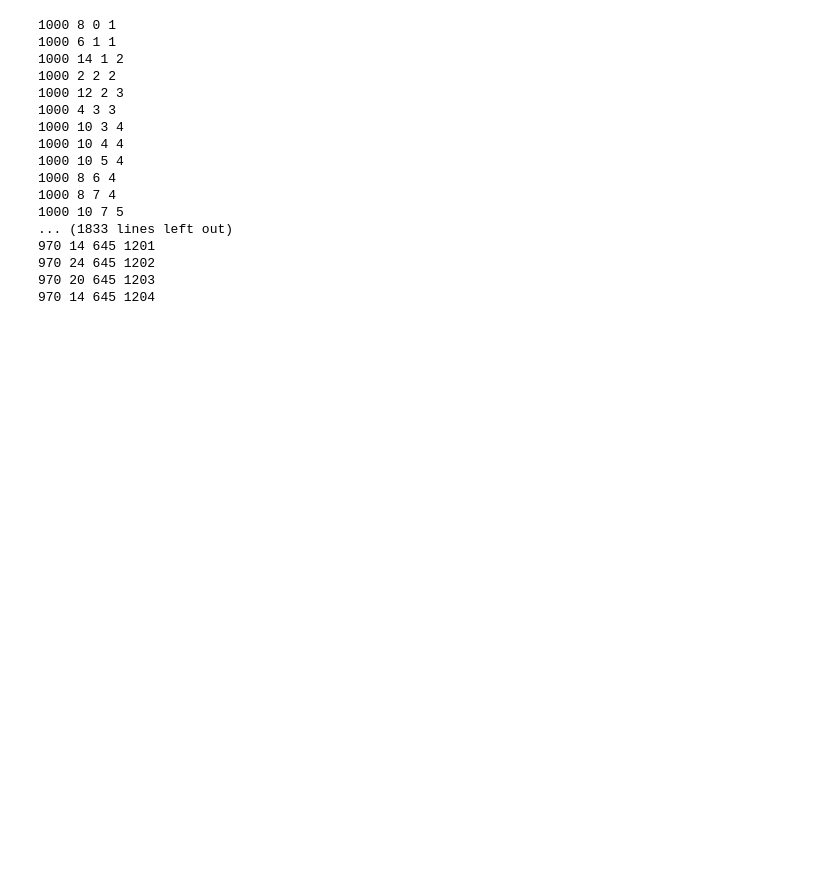
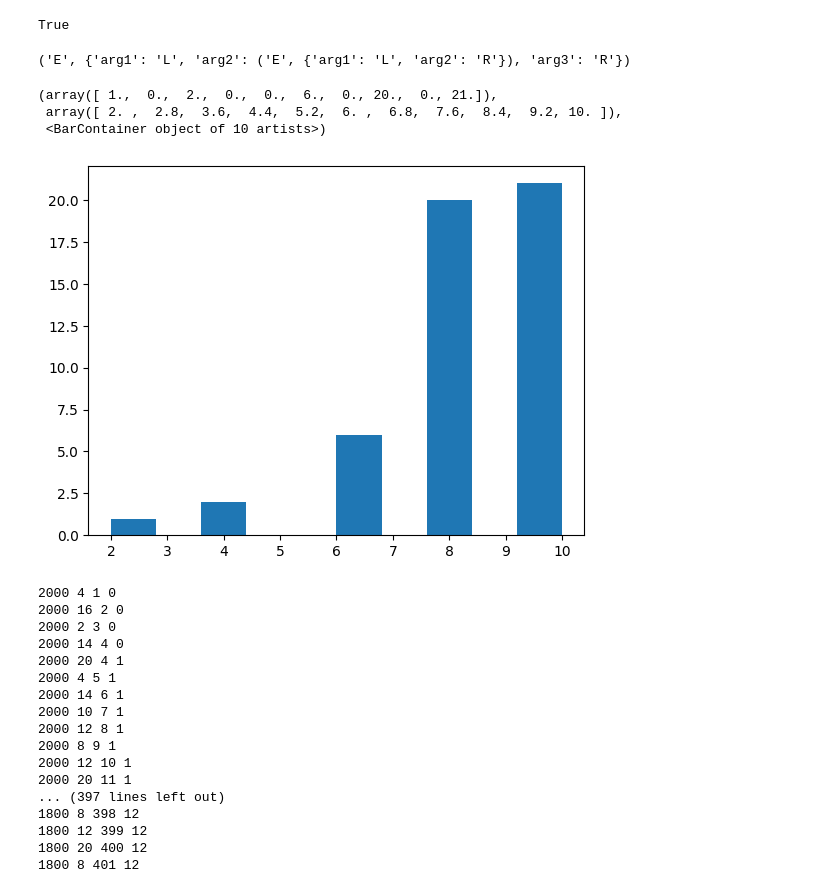
Before and after one commit to jtmaher/Embedding, a Jupyter notebook: parser.ipynb, the cells around one changed output. Saved outputs shown, nothing was run; the diff lists cells and outputs as text; code cells hidden in the pictures; blank space fills up the shorter version.

```diff
--- a/parser.ipynb
+++ b/parser.ipynb
@@ -42,7 +71,8 @@ def deparse(st):
+# %%
+validate(random_parse_tree(4))
+# %% [output]
+True
 # %%
-
-
-
 
 def test_parse(seq, exp, enc, sc):
     seq_vec = [x for x in map(enc, seq)]
@@ -53,8 +83,21 @@ def test_parse(seq, exp, enc, sc):
     tr = en.decode(y[0])
     if tr is None:
         return False
+    tr = tr.to_strings()
 
-    return tr.to_strings() == exp
+    return validate(tr) and deparse(tr) == seq
+
+
+def add_trees(trees, n, depth, lim, max=10):
+    ln0 = len(trees)
+    i = 0
+    while len(trees) < ln0 + n:
+        while True and i < max*n:
+            tree = random_parse_tree(depth)
+            if len(deparse(tree)) <= lim:
+                trees[str(tree)] = tree
+                break
+            i += 1
 # %%
 def get_trees(n):
     trees = dict()
@@ -76,14 +111,28 @@ def get_trees(n):
 
     return trees
+# %%
+random_parse_tree(4)
+# %% [output]
+('E', {'arg1': 'L', 'arg2': ('E', {'arg1': 'L', 'arg2': 'R'}), 'arg3': 'R'})
+# %%
+t = get_trees(50)
+x= [len(deparse(t)) for t in t.values()]
+plt.hist(x)
+# %% [output]
+(array([ 1.,  0.,  2.,  0.,  0.,  6.,  0., 20.,  0., 21.]),
+ array([ 2. ,  2.8,  3.6,  4.4,  5.2,  6. ,  6.8,  7.6,  8.4,  9.2, 10. ]),
+ <BarContainer object of 10 artists>)
+[figure, added]
 # %%
 good = 0
 bad = 0
 res = []
 
-dims = [x for x in range(1000,190,-10)]
+dims = [x for x in range(2000,100,-50)]
+trees = get_trees(50)
+#trees = {k: v for k, v in trees.items() if len(deparse(v)) == 8}
 
 for dim in dims:
-    trees = get_trees(100)
     sc = Schema(labels=['L', 'R', 'E'],
                 attributes=['next', 'arg1', 'arg2', 'arg3'])
 
@@ -122,22 +171,22 @@ for dim in dims:
         res.append((dim, ld, ret))
         print(dim, ld, good, bad)
 # %% [output]
-1000 8 0 1
-1000 6 1 1
-1000 14 1 2
-1000 2 2 2
-1000 12 2 3
-1000 4 3 3
-1000 10 3 4
-1000 10 4 4
-1000 10 5 4
-1000 8 6 4
-1000 8 7 4
-1000 10 7 5
-... (1833 lines left out)
-970 14 645 1201
-970 24 645 1202
-970 20 645 1203
-970 14 645 1204
+2000 4 1 0
+2000 16 2 0
+2000 2 3 0
+2000 14 4 0
+2000 20 4 1
+2000 4 5 1
+2000 14 6 1
+2000 10 7 1
+2000 12 8 1
+2000 8 9 1
+2000 12 10 1
+2000 20 11 1
+... (397 lines left out)
+1800 8 398 12
+1800 12 399 12
+1800 20 400 12
+1800 8 401 12
 # %%
 rr = np.array(res)
```
Also changed, not shown: parts of 7 cells of this notebook, 1 other file.
